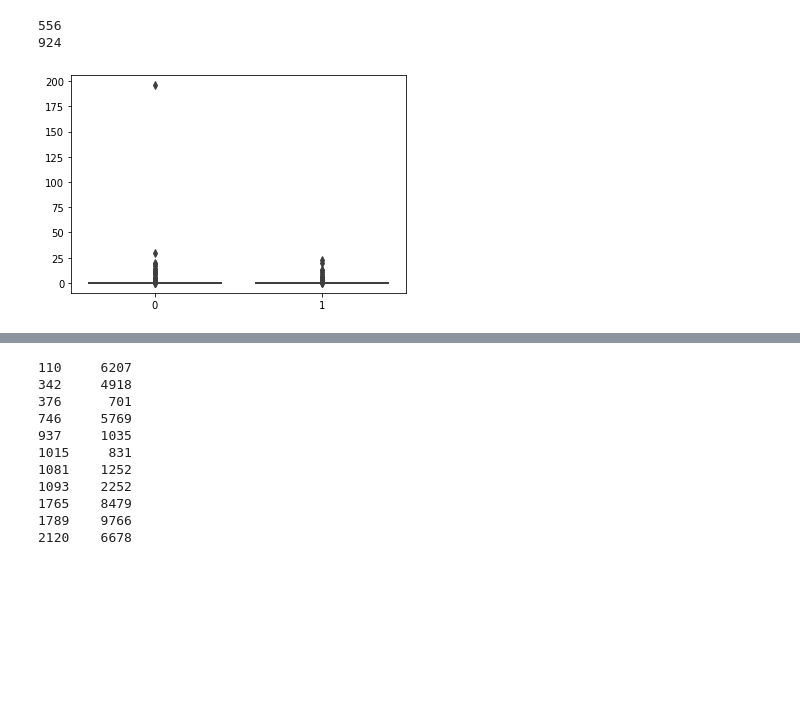
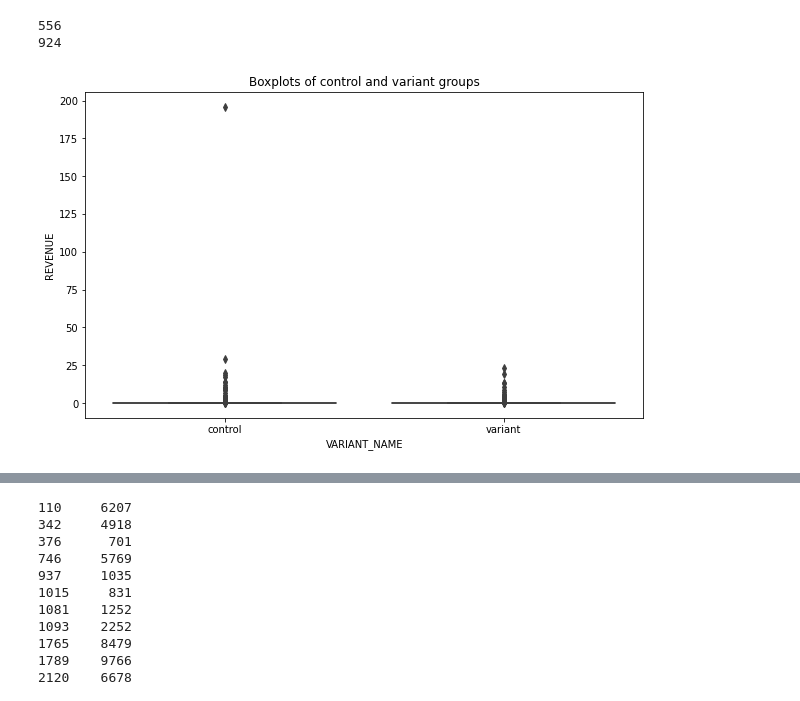
Before and after one commit to nobos/ab_test, a Jupyter notebook: ab_result.ipynb, the cells around one changed output, grey strips where cells are left out. Saved outputs shown, nothing was run; the diff lists cells and outputs as text; code cells hidden in the pictures; blank space fills up the shorter version.

```diff
--- a/ab_result.ipynb
+++ b/ab_result.ipynb
@@ -58,16 +58,13 @@ print((test_g['USER_ID'].value_counts()>1).sum())
 556
 924
 # %%
-sum_clear_control = clear_control.groupby('USER_ID').REVENUE.sum()
-sum_clear_test = clear_test.groupby('USER_ID').REVENUE.sum()
+#let's sum up revenue in groups by users
+sum_clear_control = clear_control.groupby(['VARIANT_NAME','USER_ID'],as_index=False).agg({'REVENUE':'sum'})
+sum_clear_test = clear_test.groupby(['VARIANT_NAME','USER_ID'],as_index=False).agg({'REVENUE':'sum'})
 # %%
-# plt.figure(figsize=(10, 6))
-# sns.boxplot(data=[sum_clear_control, sum_clear_test], palette="Set2")
-# plt.title("Boxplots of Two Datasets")
-# plt.xlabel("Dataset")
-# plt.ylabel("Score")
-# plt.show()
-
-ax = sns.boxplot(data=[sum_clear_control, sum_clear_test], notch=True, palette="flare")
+plt.figure(figsize=(10, 6))
+ax = sns.boxplot(data=pd.concat([sum_clear_control, sum_clear_test]),x='VARIANT_NAME',y='REVENUE', palette="flare")
+plt.title("Boxplots of control and variant groups")
+plt.show()
 # %% [output]
-[figure, old version]
+[figure, new version]
```
Also changed, not shown: parts of 2 cells of this notebook.
